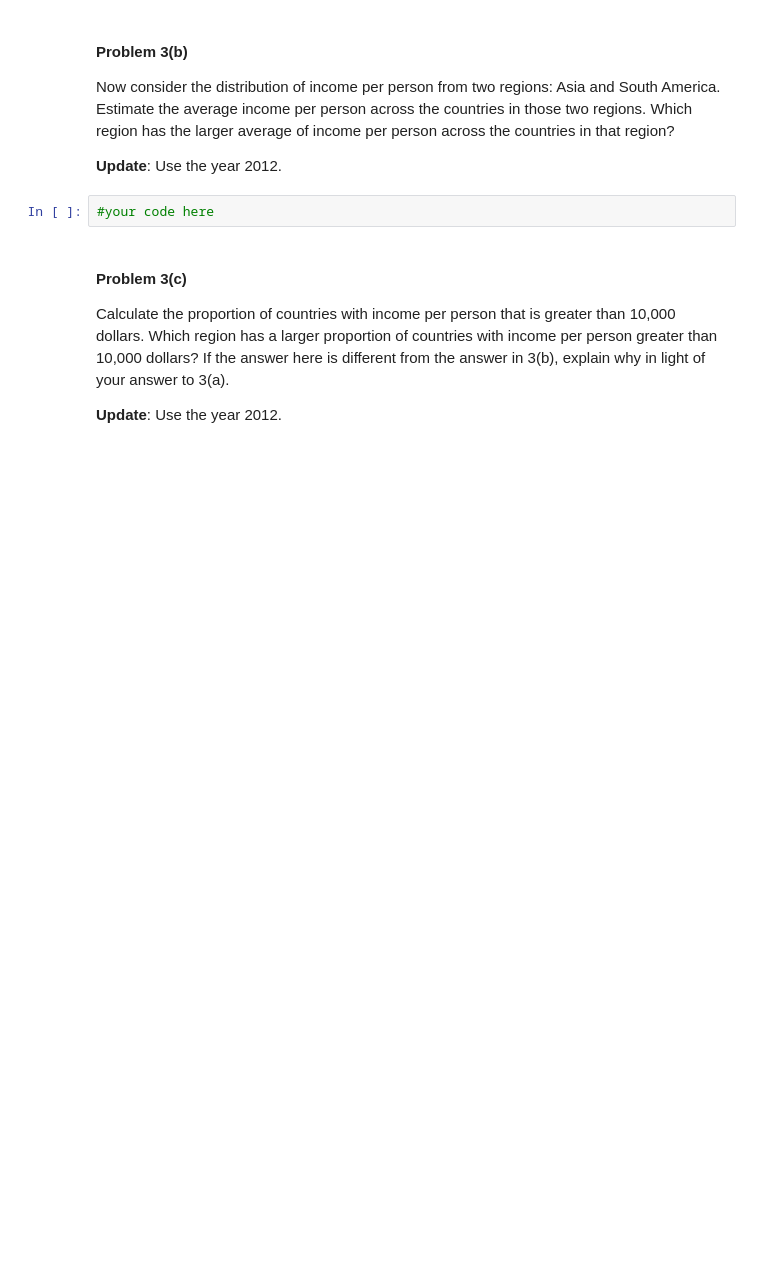
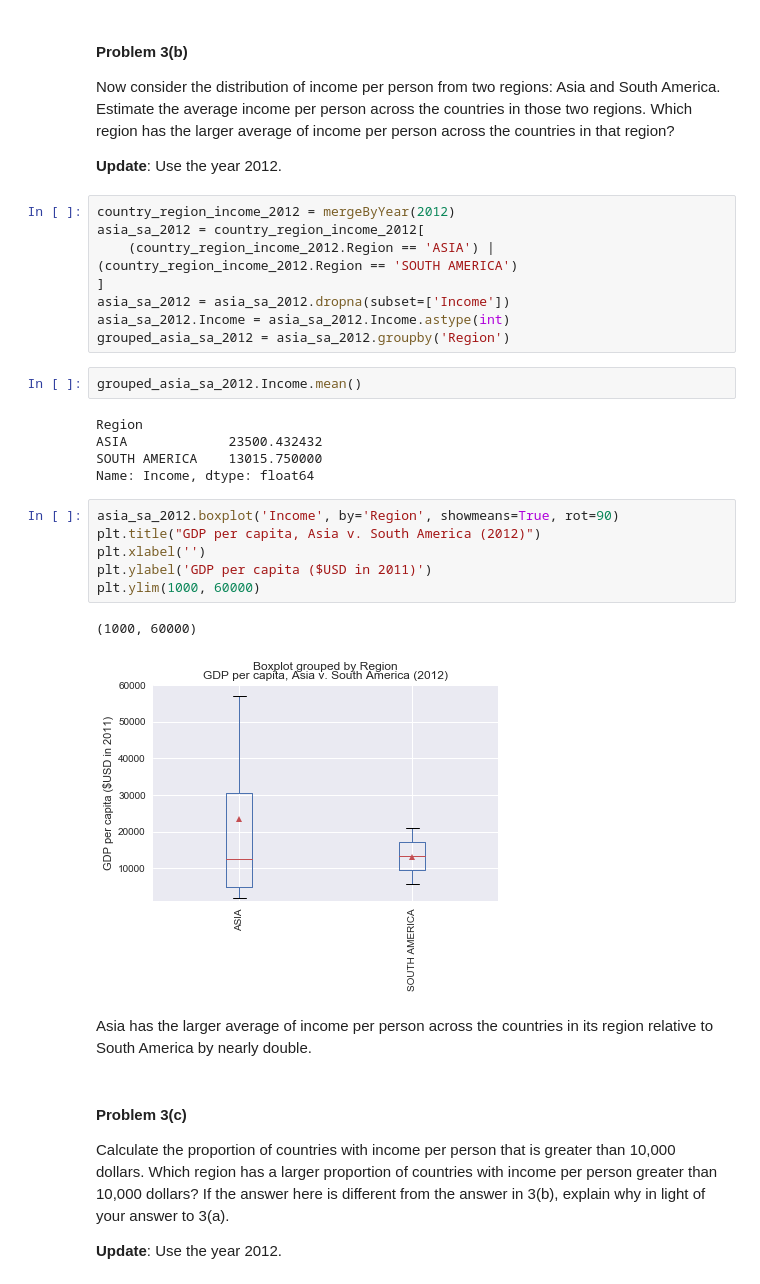
Before and after one commit to warrierr/cs109, a Jupyter notebook: hw1/HW1.ipynb, the cells around one changed output. Drawn from its saved outputs; the diff is of its cells as text; blank space fills up the shorter version.

```diff
--- a/hw1/HW1.ipynb
+++ b/hw1/HW1.ipynb
@@ -539,8 +548,32 @@ X = sp.stats.norm(loc=0, scale=1)
 Now consider the distribution of income per person from two regions: Asia and South America. Estimate the average income per person across the countries in those two regions. Which region has the larger average of income per person across the countries in that region?
 
 **Update**: Use the year 2012.
-# %%
-#your code here
+# %%
+country_region_income_2012 = mergeByYear(2012)
+asia_sa_2012 = country_region_income_2012[
+    (country_region_income_2012.Region == 'ASIA') | (country_region_income_2012.Region == 'SOUTH AMERICA')
+]
+asia_sa_2012 = asia_sa_2012.dropna(subset=['Income'])
+asia_sa_2012.Income = asia_sa_2012.Income.astype(int)
+grouped_asia_sa_2012 = asia_sa_2012.groupby('Region')
+# %%
+grouped_asia_sa_2012.Income.mean()
+# %% [output]
+Region
+ASIA             23500.432432
+SOUTH AMERICA    13015.750000
+Name: Income, dtype: float64
+# %%
+asia_sa_2012.boxplot('Income', by='Region', showmeans=True, rot=90)
+plt.title("GDP per capita, Asia v. South America (2012)")
+plt.xlabel('')
+plt.ylabel('GDP per capita ($USD in 2011)')
+plt.ylim(1000, 60000)
+# %% [output]
+(1000, 60000)
+[figure, added]
+# %% [markdown]
+Asia has the larger average of income per person across the countries in its region relative to South America by nearly double.
 # %% [markdown]
 #### Problem 3(c)
 
```
Also changed, not shown: parts of 16 cells of this notebook.
